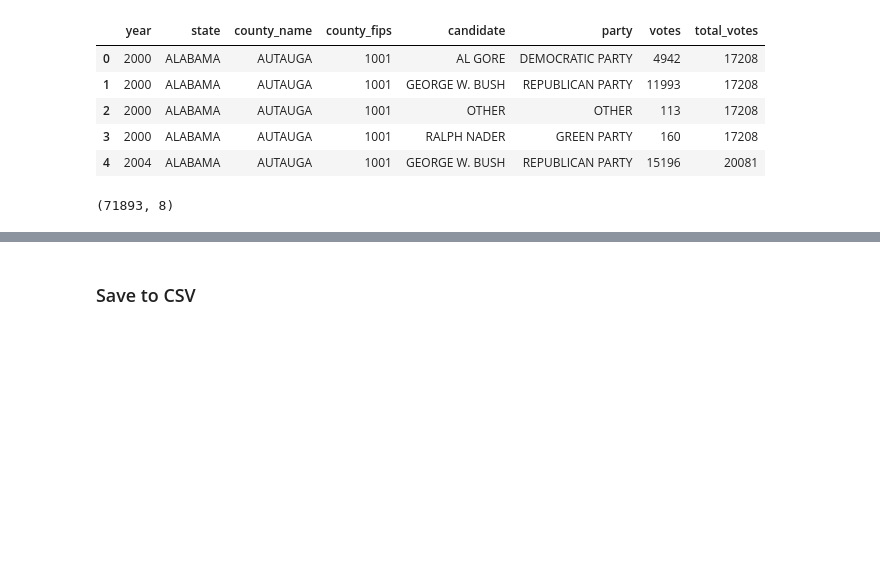
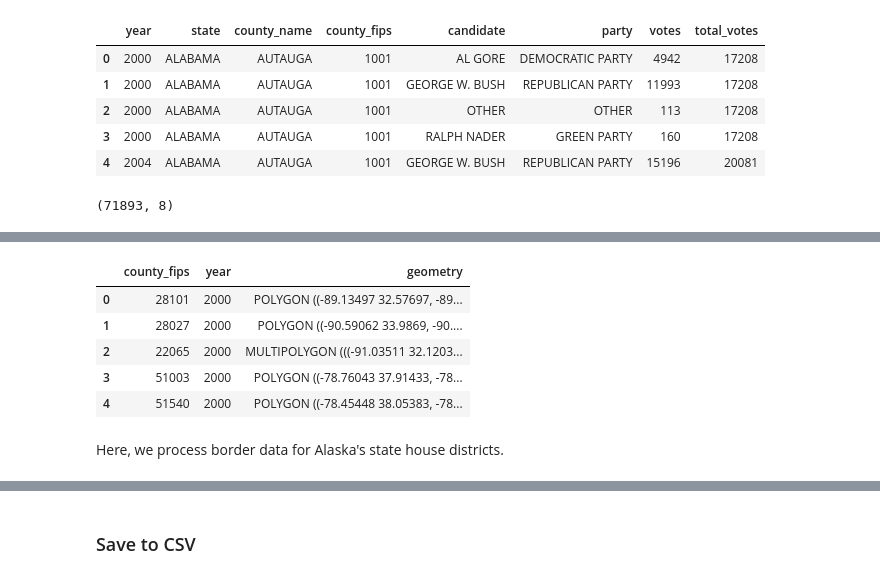
Before and after one commit to chiabingxuan/pollytics, a Jupyter notebook: src/backend/etl/us_county_pres_processing.ipynb, the cells around one changed output, grey strips where cells are left out. Drawn from its saved outputs; the diff is of its cells as text; code cells hidden in the pictures; blank space fills up the shorter version.

```diff
--- a/src/backend/etl/us_county_pres_processing.ipynb
+++ b/src/backend/etl/us_county_pres_processing.ipynb
@@ -580,0 +677,42 @@ pres_election_df.shape
+# %%
+non_ak_counties_df_combined = None
+
+for year in YEARS:
+    counties_df_for_year = gpd.read_file(os.path.join(DATA_PATH, "raw", "us_county_borders", f"tl_{year}_us_county.zip"))
+
+    # Column names in 2000 and 2008 are formatted differently
+    if year == 2000:
+        counties_df_for_year = counties_df_for_year.rename(columns={"STATEFP00": "STATEFP", "CNTYIDFP00": "GEOID", "NAME00": "NAME"})
+    elif year == 2008:
+        counties_df_for_year = counties_df_for_year.rename(columns={"CNTYIDFP": "GEOID"})
+
+    # Remove data for Alaska - we will add in state house district borders later
+    counties_df_for_year = counties_df_for_year[counties_df_for_year["STATEFP"] != "02"]
+    counties_df_for_year = counties_df_for_year.drop(columns=["STATEFP"])
+
+    counties_df_for_year = counties_df_for_year[["GEOID", "NAME", "geometry"]]
+
+    counties_df_for_year["GEOID"] = counties_df_for_year["GEOID"].astype("Int64")
+    counties_df_for_year["NAME"] = counties_df_for_year["NAME"].str.upper()
+    counties_df_for_year = counties_df_for_year.to_crs(4326)  # convert geometry to compatible type
+
+    counties_df_for_year = counties_df_for_year.rename(columns={"GEOID": "county_fips", "NAME": "county_name"})
+
+    counties_df_for_year["year"] = year
+    counties_df_for_year = counties_df_for_year[["county_fips", "year", "geometry"]]
+
+    if non_ak_counties_df_combined is None:
+        non_ak_counties_df_combined = counties_df_for_year
+    else:
+        non_ak_counties_df_combined = pd.concat([non_ak_counties_df_combined, counties_df_for_year], axis=0, ignore_index=True)
+# %%
+non_ak_counties_df_combined.head()
+# %% [output]
+|  | county_fips | year | geometry |
+| 0 | 28101 | 2000 | POLYGON ((-89.13497 32.57697, -89... |
+| 1 | 28027 | 2000 | POLYGON ((-90.59062 33.9869, -90.... |
+| 2 | 22065 | 2000 | MULTIPOLYGON (((-91.03511 32.1203... |
+| 3 | 51003 | 2000 | POLYGON ((-78.76043 37.91433, -78... |
+| 4 | 51540 | 2000 | POLYGON ((-78.45448 38.05383, -78... |
+# %% [markdown]
+Here, we process border data for Alaska's state house districts.
```
Also changed, not shown: parts of 25 cells of this notebook, 2 other files.
